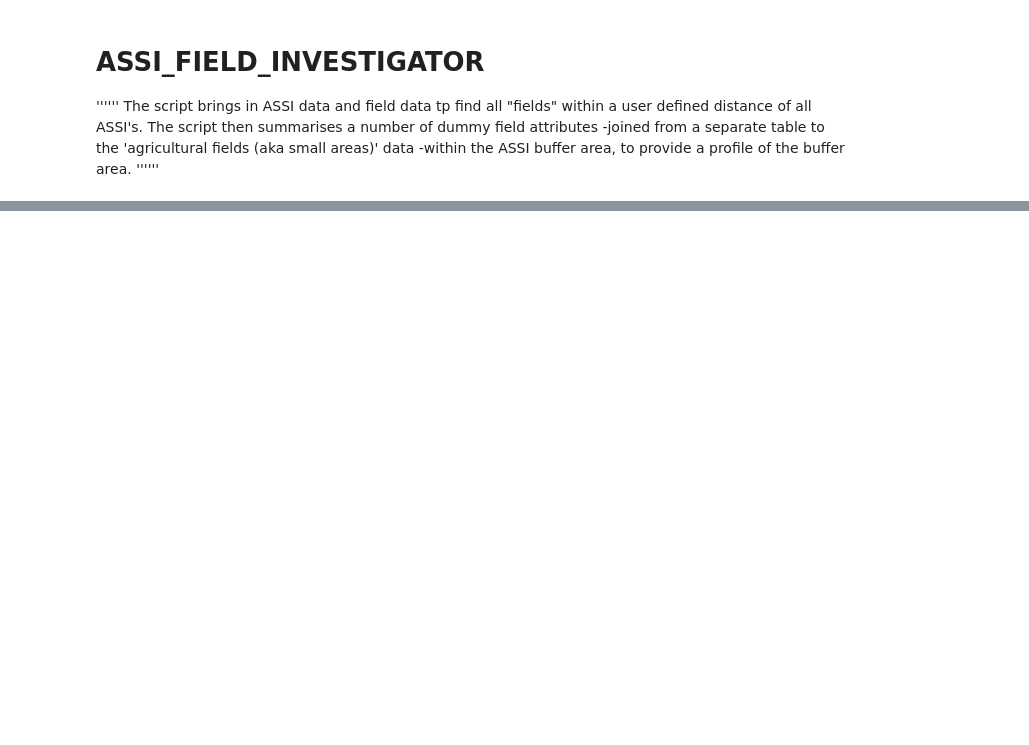
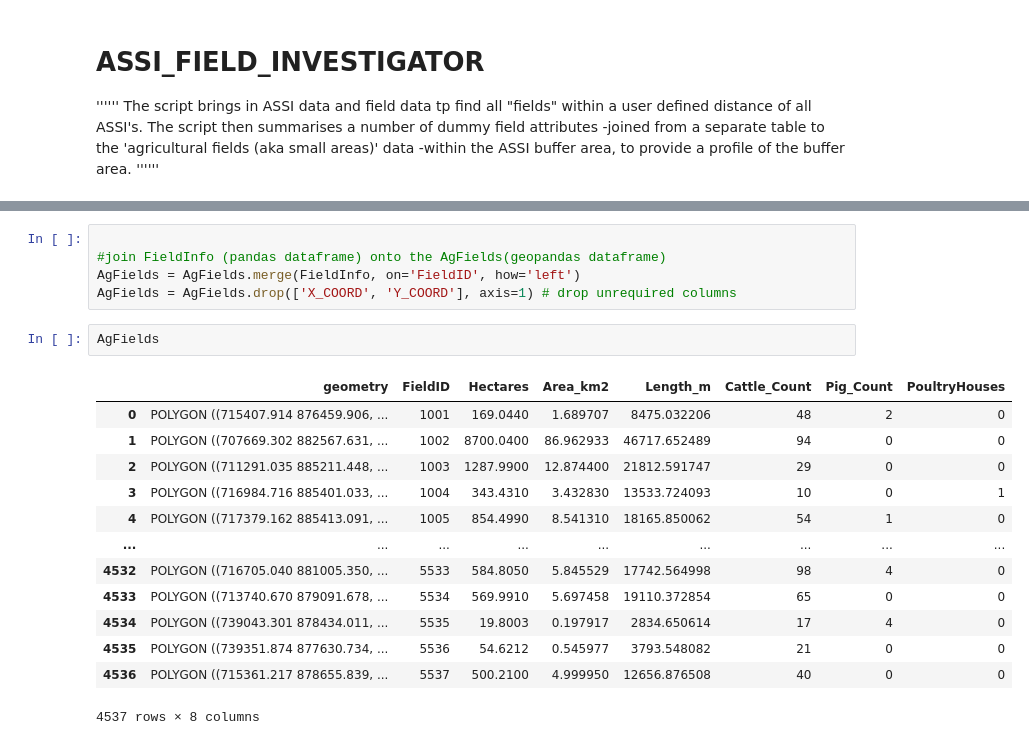
Before and after one commit to carolmcquillan/EGM722_Project, a Jupyter notebook: Field_Identifier.ipynb, the cells around one changed output, grey strips where cells are left out. Cells and saved outputs as stored; diff of their text form; blank space fills up the shorter version.

```diff
--- a/Field_Identifier.ipynb
+++ b/Field_Identifier.ipynb
@@ -317,0 +485,21 @@ with open(OutputName + "_Results.txt", "a") as f:
+# %%
+
+#join FieldInfo (pandas dataframe) onto the AgFields(geopandas dataframe)
+AgFields = AgFields.merge(FieldInfo, on='FieldID', how='left')
+AgFields = AgFields.drop(['X_COORD', 'Y_COORD'], axis=1) # drop unrequired columns
+# %%
+AgFields
+# %% [output]
+|  | geometry | FieldID | Hectares | Area_km2 | Length_m | Cattle_Count | Pig_Count | PoultryHouses |
+| 0 | POLYGON ((715407.914 876459.906, ... | 1001 | 169.0440 | 1.689707 | 8475.032206 | 48 | 2 | 0 |
+| 1 | POLYGON ((707669.302 882567.631, ... | 1002 | 8700.0400 | 86.962933 | 46717.652489 | 94 | 0 | 0 |
+| 2 | POLYGON ((711291.035 885211.448, ... | 1003 | 1287.9900 | 12.874400 | 21812.591747 | 29 | 0 | 0 |
+| 3 | POLYGON ((716984.716 885401.033, ... | 1004 | 343.4310 | 3.432830 | 13533.724093 | 10 | 0 | 1 |
+| 4 | POLYGON ((717379.162 885413.091, ... | 1005 | 854.4990 | 8.541310 | 18165.850062 | 54 | 1 | 0 |
+| ... | ... | ... | ... | ... | ... | ... | ... | ... |
+| 4532 | POLYGON ((716705.040 881005.350, ... | 5533 | 584.8050 | 5.845529 | 17742.564998 | 98 | 4 | 0 |
+| 4533 | POLYGON ((713740.670 879091.678, ... | 5534 | 569.9910 | 5.697458 | 19110.372854 | 65 | 0 | 0 |
+| 4534 | POLYGON ((739043.301 878434.011, ... | 5535 | 19.8003 | 0.197917 | 2834.650614 | 17 | 4 | 0 |
+| 4535 | POLYGON ((739351.874 877630.734, ... | 5536 | 54.6212 | 0.545977 | 3793.548082 | 21 | 0 | 0 |
+| 4536 | POLYGON ((715361.217 878655.839, ... | 5537 | 500.2100 | 4.999950 | 12656.876508 | 40 | 0 | 0 |
+4537 rows × 8 columns
```
Also changed, not shown: parts of 11 cells of this notebook.
